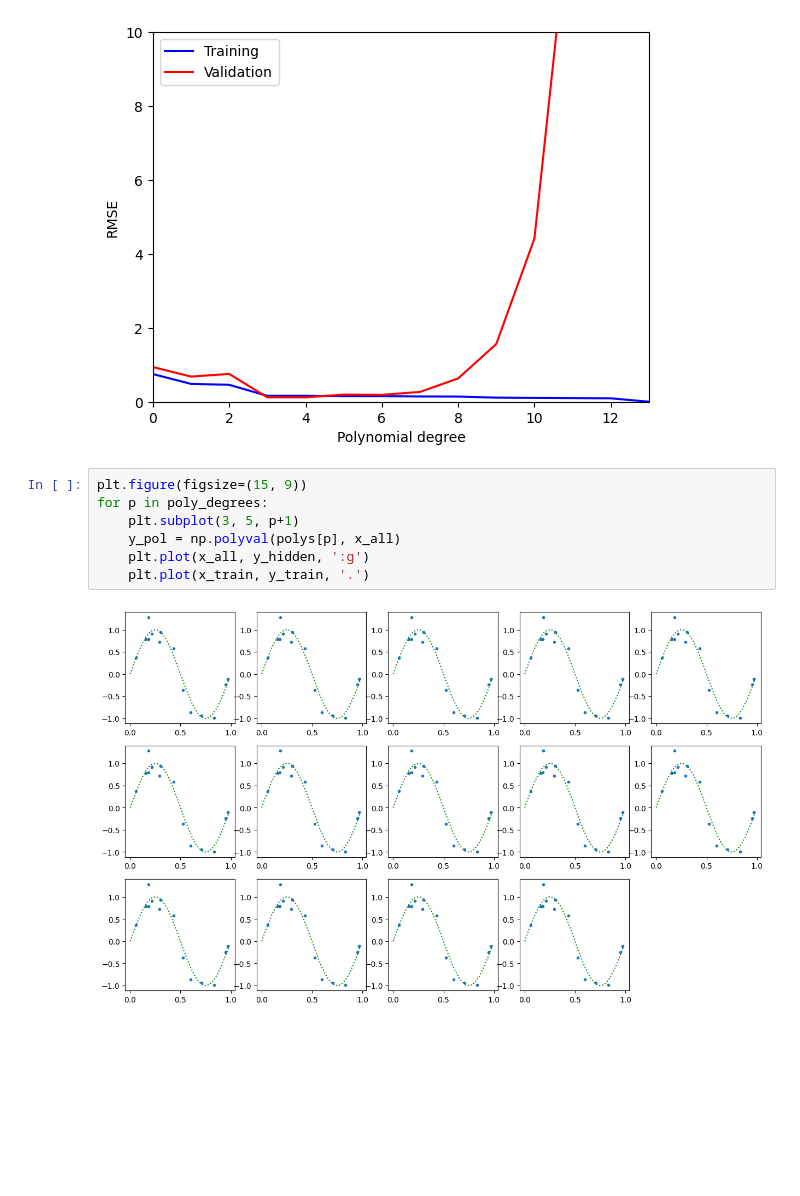
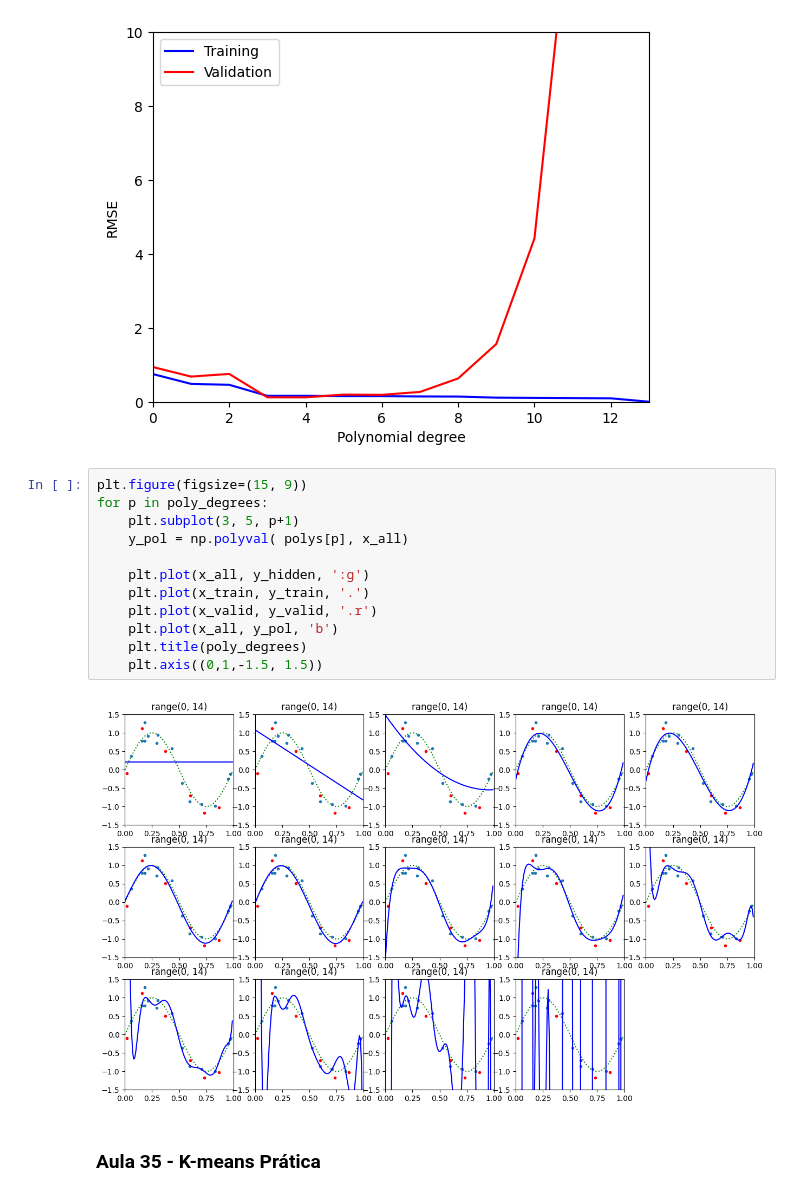
Before and after one commit to antonioorichard/respositorio_ML, a Jupyter notebook: Ciclo_4.ipynb, the cells around one changed output. Cells and saved outputs as stored; diff of their text form; blank space fills up the shorter version.

Commit message:
Foi adicionado até aula 35, que na verdade ainda está sendo estudada

```diff
--- a/Ciclo_4.ipynb
+++ b/Ciclo_4.ipynb
@@ -287,9 +294,16 @@ plt.ylabel('RMSE');
 # %%
 plt.figure(figsize=(15, 9))
 for p in poly_degrees:
     plt.subplot(3, 5, p+1)
-    y_pol = np.polyval(polys[p], x_all)
+    y_pol = np.polyval( polys[p], x_all)
+
     plt.plot(x_all, y_hidden, ':g')
     plt.plot(x_train, y_train, '.')
+    plt.plot(x_valid, y_valid, '.r')
+    plt.plot(x_all, y_pol, 'b')
+    plt.title(poly_degrees)
+    plt.axis((0,1,-1.5, 1.5))
 # %% [output]
-[figure, old version]
+[figure, new version]
+# %% [markdown]
+### Aula 35 - K-means Prática
```
Also changed, not shown: parts of 20 cells of this notebook.
